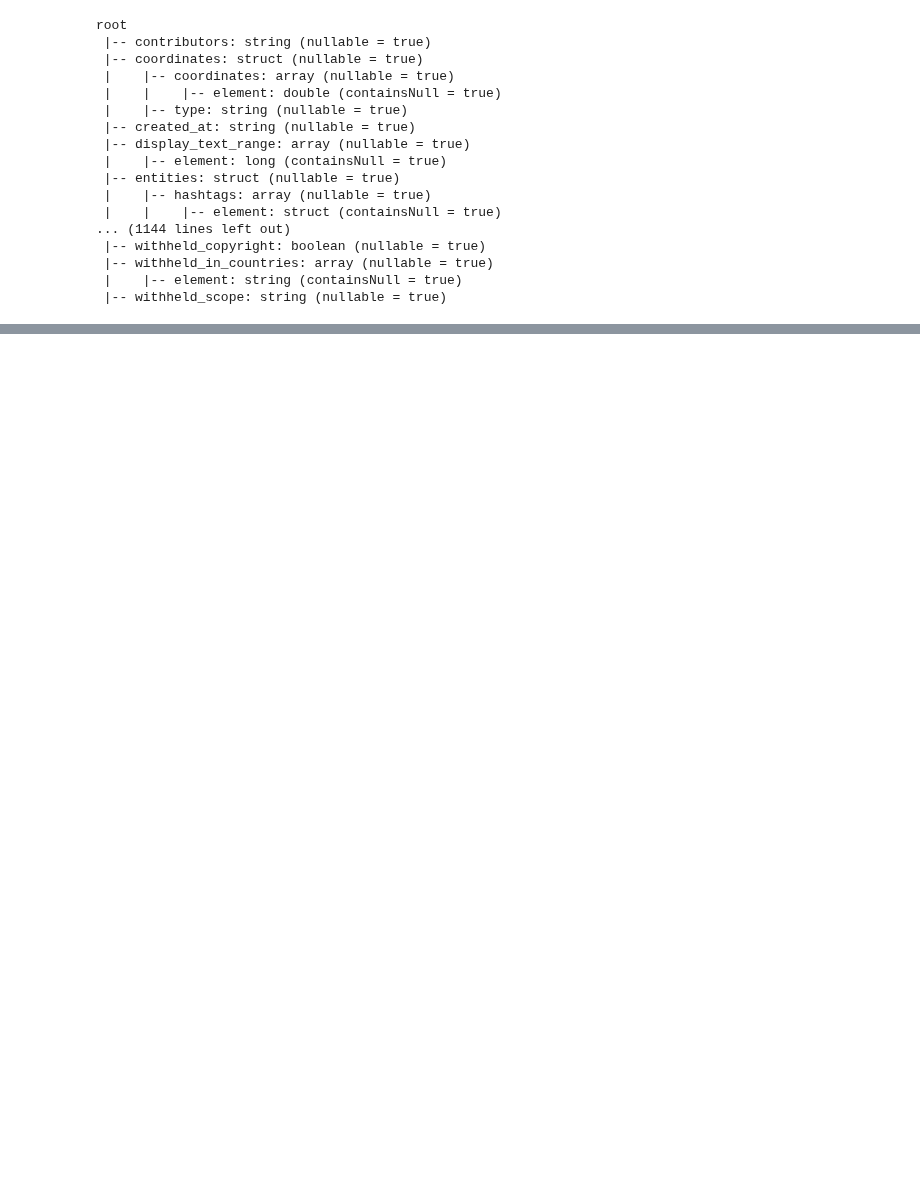
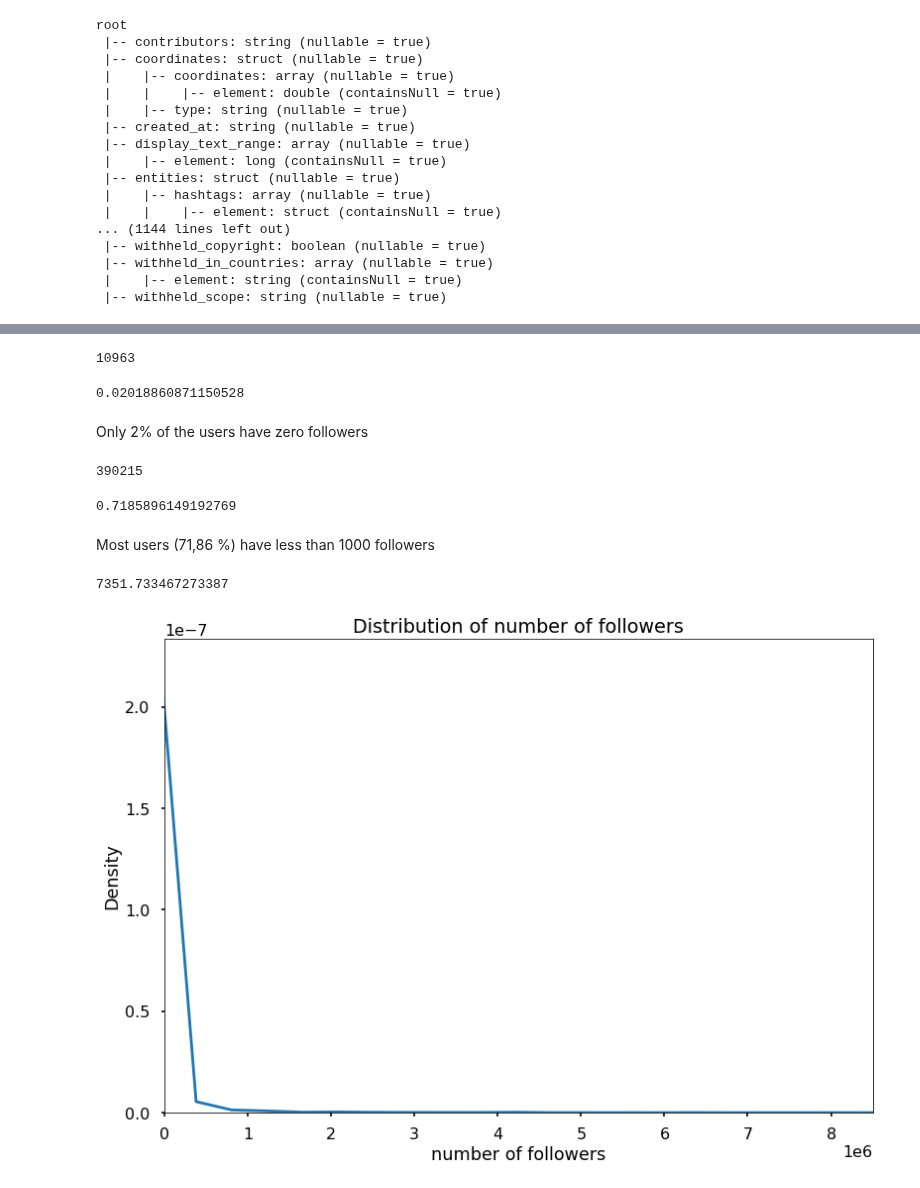
Before and after one commit to atyvaert/big-data, a Jupyter notebook: src/Exploration_Notebooks/Viktor_Exploration.ipynb, the cells around one changed output, grey strips where cells are left out. Cells and saved outputs as stored; diff of their text form; code cells hidden in the pictures; blank space fills up the shorter version.

Commit message:
Inspecting number of followers and volume of tweets

```diff
--- a/src/Exploration_Notebooks/Viktor_Exploration.ipynb
+++ b/src/Exploration_Notebooks/Viktor_Exploration.ipynb
@@ -62,0 +118,14 @@ DataFrame[user: struct<contributors_enabled:boolean,created_at:string,default_pr
+# %%
+# https://developer.twitter.com/en/docs/twitter-ads-api/timezones
+# function to convert Twitter date string format
+def getDate(date):
+    if date is not None:
+        return str(datetime.strptime(date,'%a %b %d %H:%M:%S +0000 %Y').replace(tzinfo=pytz.utc).strftime("%Y-%m-%d %H:%M:%S"))
+    else:
+        return None
+
+# UDF declaration
+date_udf = F.udf(getDate)
+
+# apply udf
+twitter_processed = twitter_processed.withColumn('post_created_at', F.to_utc_timestamp(date_udf("created_at"), "UTC"))
@@ -62,0 +136,13 @@ DataFrame[user: struct<contributors_enabled:boolean,created_at:string,default_pr
+# %%
+# we select the max number of followers for each users
+numberOfFollowers = twitter_processed.select("name", "followers_count") \
+                                        .groupBy("name") \
+                                        .max("followers_count") \
+                                        .withColumnRenamed("max(followers_count)", "MaxFollowersCount") \
+                                        .withColumn("MaxFollowersCount", F.round("MaxFollowersCount", 2))
+# %%
+# we sort in a decending way
+numberOfFollowers = numberOfFollowers.sort("MaxFollowersCount", ascending=False)
+# %%
+# converting to pandas
+numberofFollowersPd = numberOfFollowers.toPandas()
@@ -62,0 +183,37 @@ DataFrame[user: struct<contributors_enabled:boolean,created_at:string,default_pr
+# %%
+len(zeroFollowers)
+# %% [output]
+10963
+# %%
+len(zeroFollowers)/len(numberofFollowersPd)
+# %% [output]
+0.02018860871150528
+# %% [markdown]
+Only 2% of the users have zero followers
+# %%
+# now we will look how mucht users have 0 followers
+lessThan1000Followers = numberofFollowersPd[numberofFollowersPd['MaxFollowersCount'] < 1000]
+len(lessThan1000Followers)
+# %% [output]
+390215
+# %%
+len(lessThan1000Followers)/len(numberofFollowersPd)
+# %% [output]
+0.7185896149192769
+# %% [markdown]
+Most users (71,86 %) have less than 1000 followers
+# %%
+# look how much followers our users have on average
+meanFollowers = numberofFollowersPd['MaxFollowersCount'].mean()
+meanFollowers
+# %% [output]
+7351.733467273387
+# %%
+style.use('seaborn-poster')
+sns.distplot(numberofFollowersPd['MaxFollowersCount'], hist = False)
+plt.xlim(xmin=0, xmax = 8500000)
+plt.title("Distribution of number of followers")
+plt.xlabel("number of followers")
+plt.show()
+# %% [output]
+[figure, added]
```
Also changed, not shown: parts of 26 cells of this notebook.
